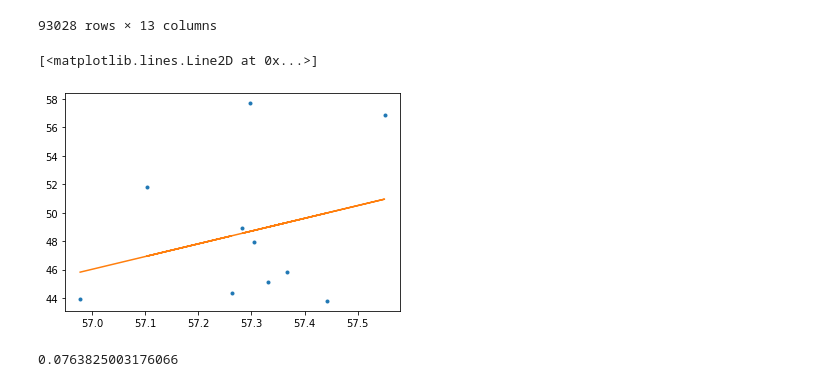
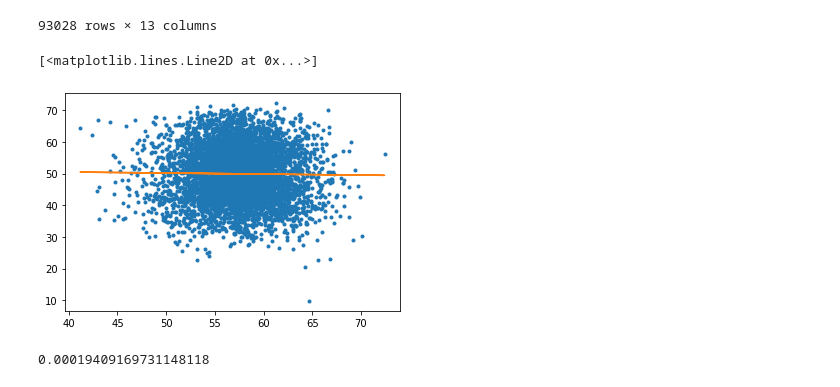
Before and after one commit to DerekColombo/ISTA_429_Midterm_Miracle_Grow, a Jupyter notebook: Dataset_Competition/RoughDraftModel.ipynb, the cells around one changed output. Drawn from its saved outputs; the diff is of its cells as text; code cells hidden in the pictures.

```diff
--- a/Dataset_Competition/RoughDraftModel.ipynb
+++ b/Dataset_Competition/RoughDraftModel.ipynb
@@ -108,21 +109,22 @@ df_merged
 | 93027 | 353.54 | 0.00 | 50.46 | 920.0 | 84.8 | 55.8 | 68.67 | 40.4 | 8.0 | 1416.0 | "GA" | ... |
 93028 rows × 13 columns
 # %%
-DF = df_merged.groupby(['MG']).mean()
+DF = df_merged.groupby(['Geno ID']).mean()
 x = DF['MinSur']
 y = DF['CropY']
 plt.plot(x, y, '.')
 
 m, b = np.polyfit(x, y, 1)
 
+
 plt.plot(x, m*x + b)
 # %% [output]
 [<matplotlib.lines.Line2D at 0x...>]
-[figure, old version]
+[figure, new version]
 # %%
 cm = np.corrcoef(x, y)
 cxy = cm[0,1]
 r_squared = cxy**2
 r_squared
 # %% [output]
-0.0763825003176066
+0.00019409169731148118
```
Also changed, not shown: parts of 11 cells of this notebook, 1 other file.
